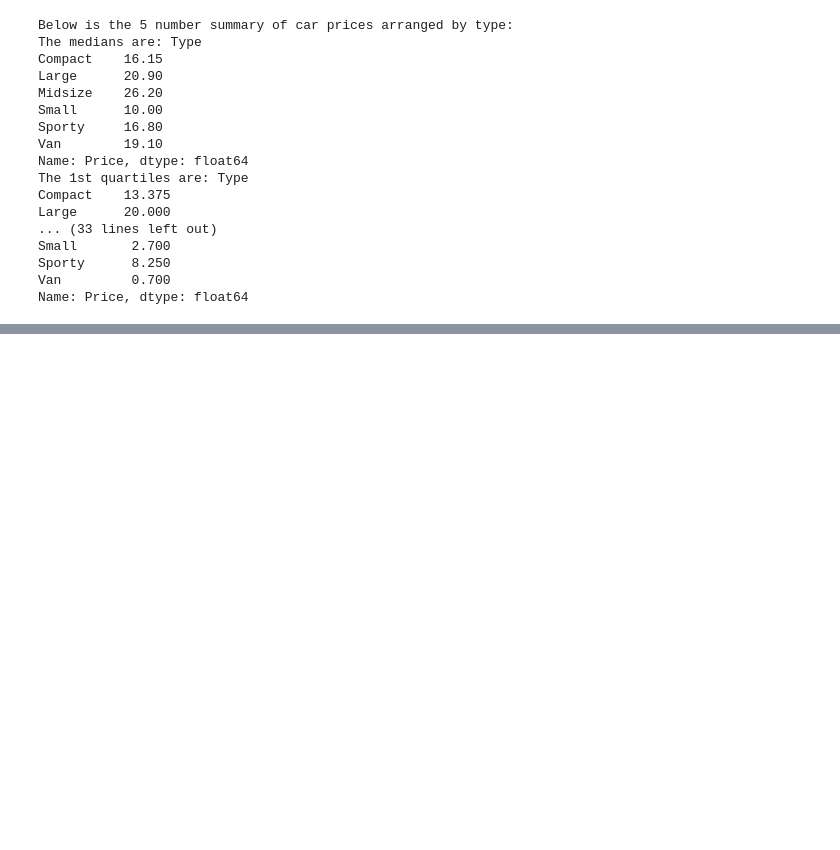
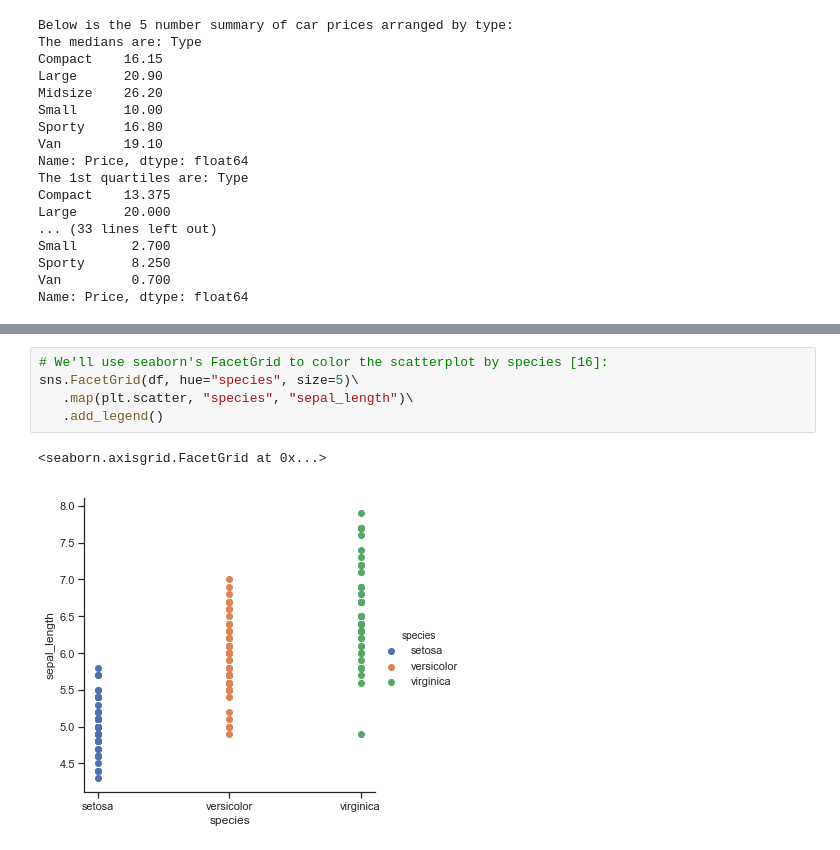
Before and after one commit to Datagatherer2357/Project-Fundamentals-of-data-analysis-GMIT, a Jupyter notebook: Project-boxplots.ipynb, the cells around one changed output, grey strips where cells are left out. Cells and saved outputs as stored; diff of their text form; blank space fills up the shorter version.

```diff
--- a/Project-boxplots.ipynb
+++ b/Project-boxplots.ipynb
@@ -448,0 +481,8 @@ SHOW an EXAMPLE
+# %%
+# We'll use seaborn's FacetGrid to color the scatterplot by species [16]:
+sns.FacetGrid(df, hue="species", size=5)\
+   .map(plt.scatter, "species", "sepal_length")\
+   .add_legend()
+# %% [output]
+<seaborn.axisgrid.FacetGrid at 0x...>
+[figure, added]
```
Also changed, not shown: parts of 8 cells of this notebook.
